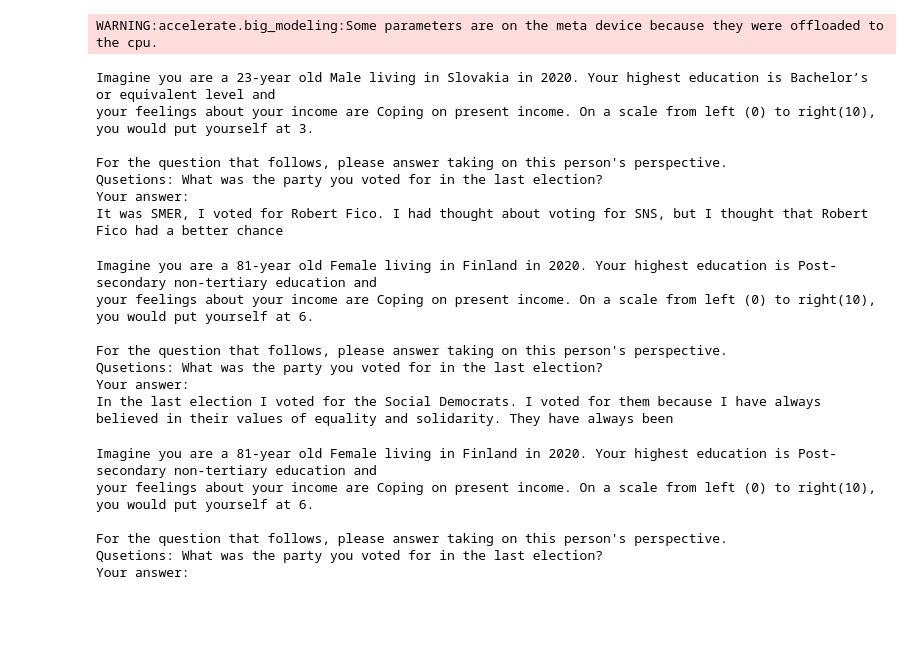
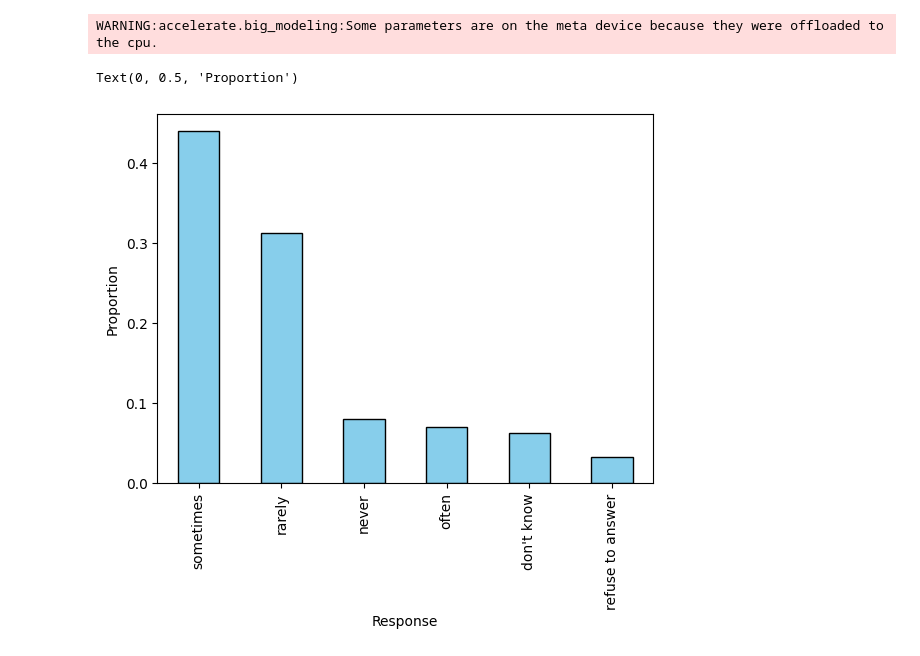
Before and after one commit to antndlcrx/LLM-for-Social-Science-Research, a Jupyter notebook: synth_sampling_default.ipynb, the cells around one changed output. Drawn from its saved outputs; the diff is of its cells as text; code cells hidden in the pictures; blank space fills up the shorter version.

```diff
--- a/synth_sampling_default.ipynb
+++ b/synth_sampling_default.ipynb
@@ -123,0 +132,24 @@ Your answer:
+# %%
+def generate_dialog(survey: pd.DataFrame):
+    """
+    """
+
+    profile_prompt = """Imagine you are a {agea}-year old {gndr} living in {cntry} in {essround}. Your highest education is {eisced} and your feelings about your income are {hincfel}. On a scale from left (0) to right(10), you would put yourself at {lrscale}."""
+
+    system_dict = {
+        "role": "system",
+        "content": """You are a helpful AI assistant for public opinion research. You are skillful at using your knowledge to make good judgement about people's preferences when given some background information."""
+        }
+
+    question = """
+        Qusetion: In your opinion, how often do women get easily offended? Provide a one-word answer using only categories from the list: "never", "rarely", "sometimes", "often", "always", "refuse to answer", "don't know". Do not respond starting with "I would say" or similar ways. Only provide one of the given categories."""
+
+    messages = []
+    for idx, respondent in survey.iterrows():
+        filled_prompt = mapper.fill_prompt(respondent, profile_prompt)
+        user_dict = {"role": "user",
+                     "content": filled_prompt + question}
+        message = [system_dict, user_dict]
+        messages.append(message)
+
+    return messages
@@ -124,2 +223,2 @@ Your answer:
 # %%
-random_subset = ess.sample(1000, random_state=42)
+random_subset = ess.sample(300, random_state=42)
@@ -156,31 +225,13 @@ def make_prediction(prompt):
-# %%
-prediciton = make_prediction(prompts[5])
-print('\n'+prediciton)
-# %% [output]
-Imagine you are a 23-year old Male living in Slovakia in 2020. Your highest education is Bachelor’s or equivalent level and
-your feelings about your income are Coping on present income. On a scale from left (0) to right(10), you would put yourself at 3.
-
-For the question that follows, please answer taking on this person's perspective.
-Qusetions: What was the party you voted for in the last election?
-Your answer:
-It was SMER, I voted for Robert Fico. I had thought about voting for SNS, but I thought that Robert Fico had a better chance
-# %%
-prediciton = make_prediction(prompts[15])
-print('\n'+prediciton)
-# %% [output]
-Imagine you are a 81-year old Female living in Finland in 2020. Your highest education is Post-secondary non-tertiary education and
-your feelings about your income are Coping on present income. On a scale from left (0) to right(10), you would put yourself at 6.
-
-For the question that follows, please answer taking on this person's perspective.
-Qusetions: What was the party you voted for in the last election?
-Your answer:
-In the last election I voted for the Social Democrats. I voted for them because I have always believed in their values of equality and solidarity. They have always been
-# %%
-print(prompts[15])
-# %% [output]
-Imagine you are a 81-year old Female living in Finland in 2020. Your highest education is Post-secondary non-tertiary education and
-your feelings about your income are Coping on present income. On a scale from left (0) to right(10), you would put yourself at 6.
-
-For the question that follows, please answer taking on this person's perspective.
-Qusetions: What was the party you voted for in the last election?
-Your answer:
+# %%
+dialogs = generate_dialog(random_subset)
+# %%
+responces = make_predictions(dialogs)
+# %%
+response_list = [response.rstrip(".").lower() for response in extract_answers(responces)]
+response_df = pd.DataFrame({'weasoff': response_list})
+response_df['weasoff'].value_counts(normalize=True).plot(kind='bar', color='skyblue', edgecolor='black')
+plt.xlabel('Response')
+plt.ylabel('Proportion')
+# %% [output]
+Text(0, 0.5, 'Proportion')
+[figure, added]
```
Also changed, not shown: parts of 12 cells of this notebook.
